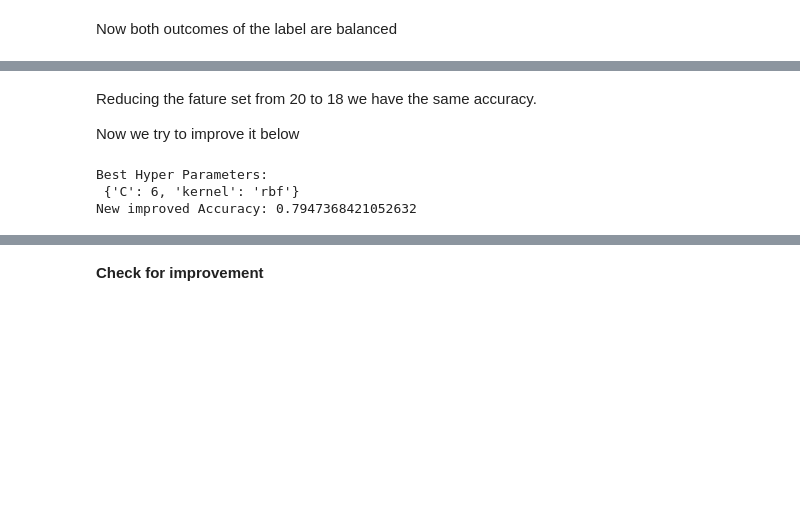
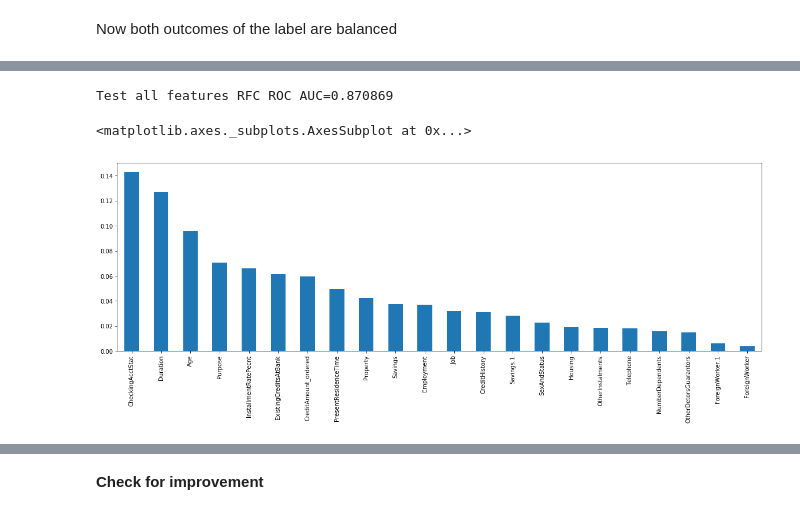
Before and after one commit to josepmariall/credit_scoring, a Jupyter notebook: 3. Feature Selection, Algorithm improvement, Generalisation evidence.ipynb, the cells around one changed output, grey strips where cells are left out. Saved outputs shown, nothing was run; the diff lists cells and outputs as text; code cells hidden in the pictures; blank space fills up the shorter version.

```diff
--- a/3. Feature Selection, Algorithm improvement, Generalisation evidence.ipynb
+++ b/3. Feature Selection, Algorithm improvement, Generalisation evidence.ipynb
@@ -179,6 +92,0 @@ correlated features:  0
-# %%
-# removed correlated  features
-X_train.drop(labels=corr_features, axis=1, inplace=True)
-X_test.drop(labels=corr_features, axis=1, inplace=True)
-
-X_train.shape, X_test.shape
@@ -242,3 +92,0 @@ X_train_lasso.shape, X_test_lasso.shape
-# %%
-X_train = X_train_lasso
-X_test = X_test_lasso
@@ -273,33 +93,37 @@ Accuracy of SVM classifier: 0.7842105263157895
-# %% [markdown]
-Reducing the fature set from 20 to 18 we have the same accuracy.
-
-Now we try to improve it below
-# %%
-#With Hyper Parameters Tuning
-#2-3,SVM
-#importing modules
-from sklearn.model_selection import GridSearchCV
-from sklearn import svm
-#making the instance
-model=svm.SVC()
-#Hyper Parameters Set
-params = {'C': [6,7,8,9,10,11,12],
-          'kernel': ['linear','rbf']}
-#Making models with hyper parameters sets
-model1 = GridSearchCV(model, param_grid=params, n_jobs=-1)
-#Learning
-model1.fit(X_train,y_train)
-#The best hyper parameters set
-print("Best Hyper Parameters:\n",model1.best_params_)
-#Prediction
-prediction=model1.predict(X_test)
-#importing the metrics module
-from sklearn import metrics
-#evaluation(Accuracy)
-print("New improved Accuracy:",metrics.accuracy_score(prediction,y_test))
-
-New_accuracy = metrics.accuracy_score(prediction,y_test)
-# %% [output]
-Best Hyper Parameters:
- {'C': 6, 'kernel': 'rbf'}
-New improved Accuracy: 0.7947368421052632
+# %%
+# the first step of this procedure  consists in building
+# a machine learning algorithm using all the available features
+# and then determine the importance of the features according
+# to the algorithm
+
+# set the seed for reproducibility
+seed_val = 1000000000
+np.random.seed(seed_val)
+
+# build initial model using all the features
+model_all_features = RandomForestClassifier()
+model_all_features.fit(X_train, y_train)
+
+# calculate the roc-auc in the test set
+y_pred_test = model_all_features.predict_proba(X_test)[:, 1]
+auc_score_all = roc_auc_score(y_test, y_pred_test)
+print('Test all features RFC ROC AUC=%f' % (auc_score_all))
+# %% [output]
+Test all features RFC ROC AUC=0.870869
+# %%
+# the second step consist of deriving the importance of
+# each feature and ranking them from the most to the least
+# important
+
+# get feature name and importance
+features = pd.Series(model_all_features.feature_importances_)
+features.index = X_train.columns
+
+# sort the features by importance
+features.sort_values(ascending=False, inplace=True)
+
+# plot
+features.plot.bar(figsize=(20,6))
+# %% [output]
+<matplotlib.axes._subplots.AxesSubplot at 0x...>
+[figure, added]
```
Also changed, not shown: parts of 47 cells of this notebook, 3 other files.
